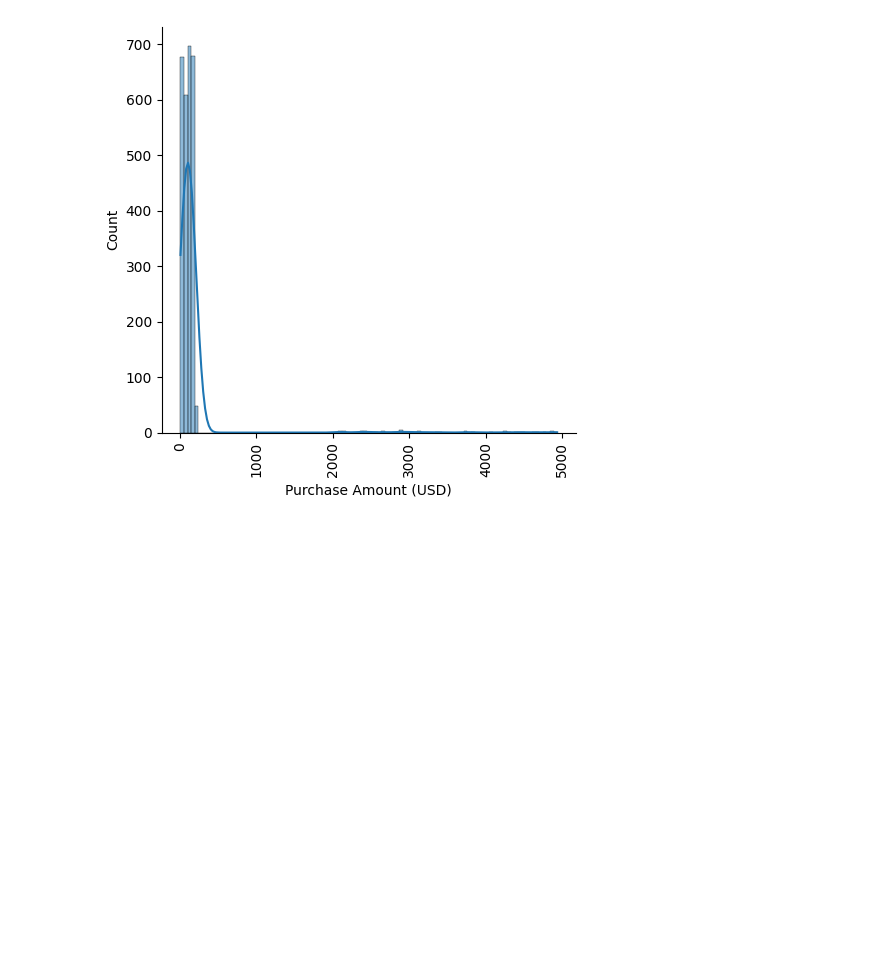
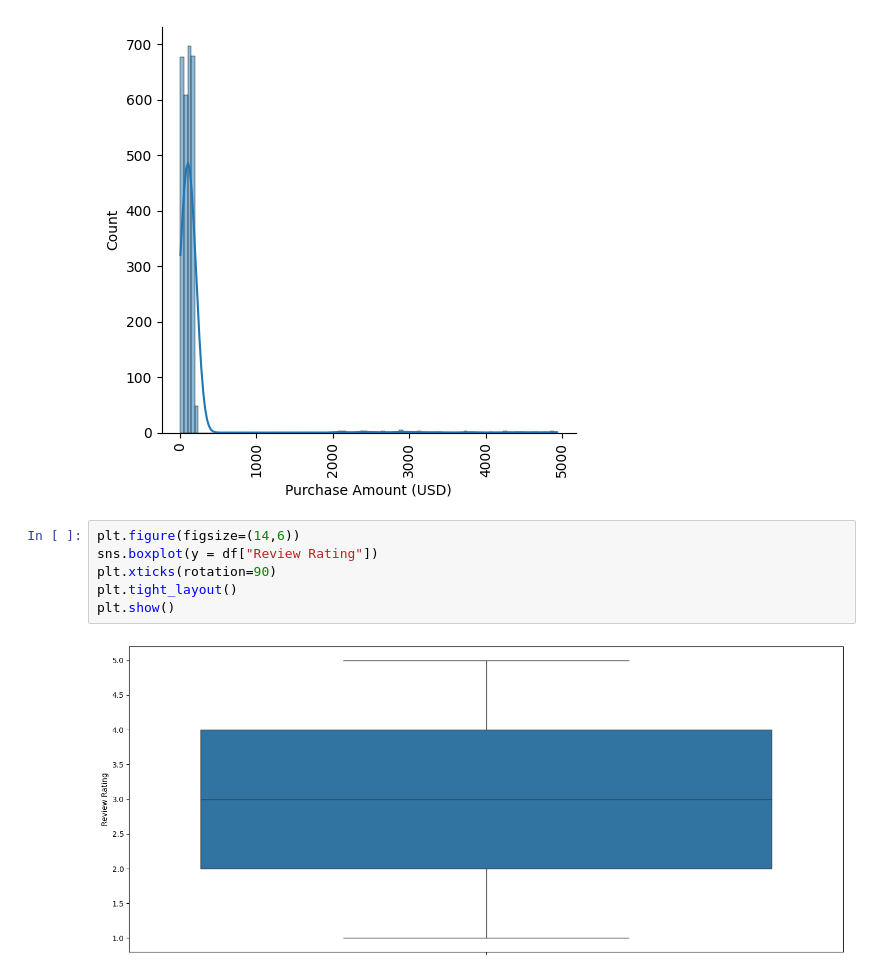
Before and after one commit to T-REX-C0DER/Data-Visualization-with-Python, a Jupyter notebook: Seaborn.ipynb, the cells around one changed output. Saved outputs shown, nothing was run; the diff lists cells and outputs as text; blank space fills up the shorter version.

Commit message:
boxplot

```diff
--- a/Seaborn.ipynb
+++ b/Seaborn.ipynb
@@ -57,3 +57,11 @@ plt.show()
 # %% [output]
 <Figure size 1400x600 with 0 Axes>
 [figure]
+# %%
+plt.figure(figsize=(14,6))
+sns.boxplot(y = df["Review Rating"])
+plt.xticks(rotation=90)
+plt.tight_layout()
+plt.show()
+# %% [output]
+[figure, added]
```
